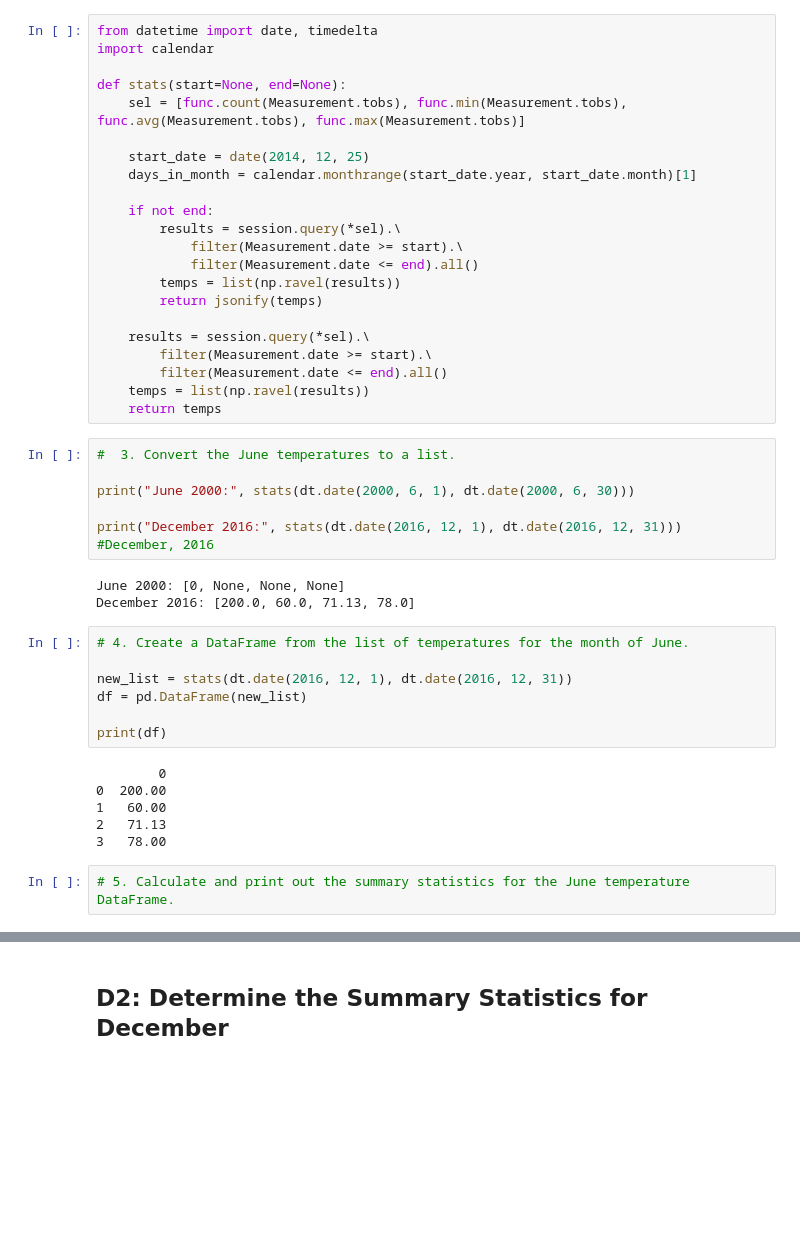
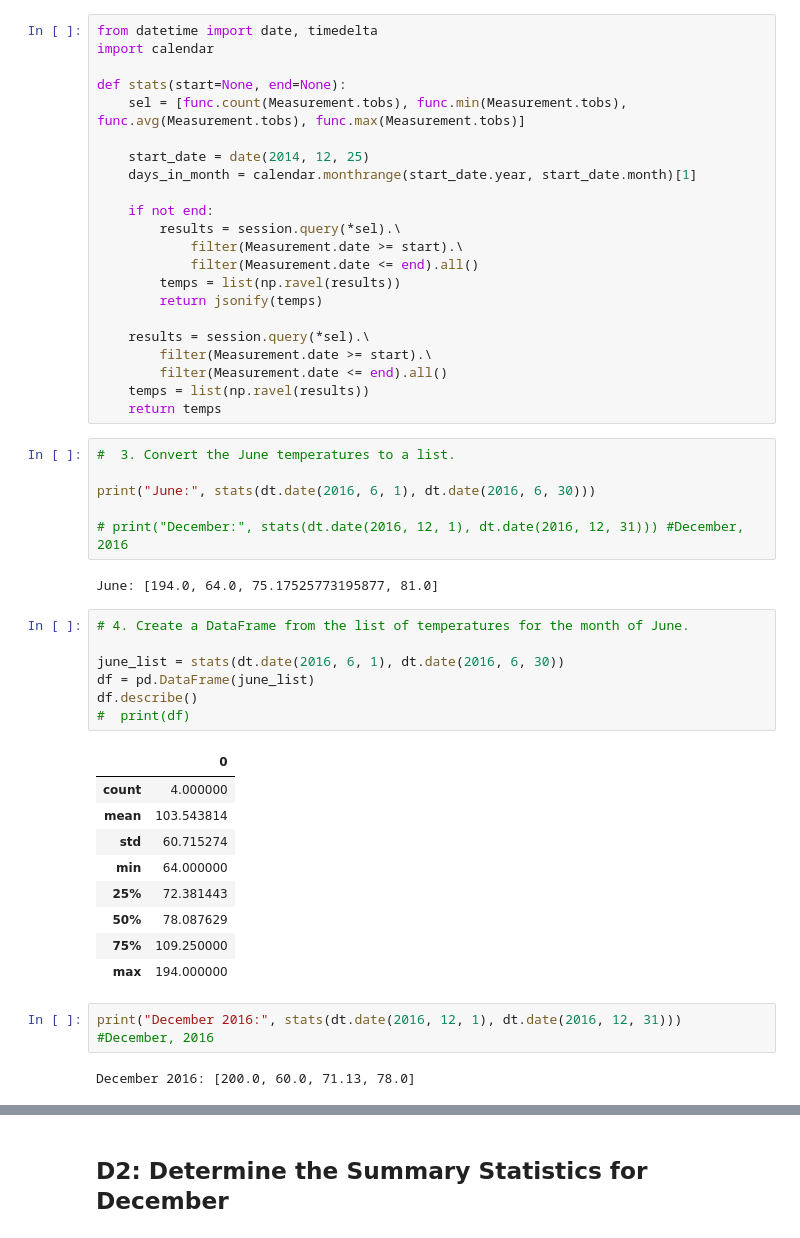
Before and after one commit to cmoconnor17/surfs_up, a Jupyter notebook: challenge_code.ipynb, the cells around one changed output, grey strips where cells are left out. Drawn from its saved outputs; the diff is of its cells as text; blank space fills up the shorter version.

```diff
--- a/challenge_code.ipynb
+++ b/challenge_code.ipynb
@@ -82,24 +82,29 @@ def stats(start=None, end=None):
 # %%
 #  3. Convert the June temperatures to a list.
 
-print("June 2000:", stats(dt.date(2000, 6, 1), dt.date(2000, 6, 30)))
+print("June:", stats(dt.date(2016, 6, 1), dt.date(2016, 6, 30)))
 
-print("December 2016:", stats(dt.date(2016, 12, 1), dt.date(2016, 12, 31))) #December, 2016
+# print("December:", stats(dt.date(2016, 12, 1), dt.date(2016, 12, 31))) #December, 2016
 # %% [output]
-June 2000: [0, None, None, None]
-December 2016: [200.0, 60.0, 71.13, 78.0]
+June: [194.0, 64.0, 75.17525773195877, 81.0]
 # %%
 # 4. Create a DataFrame from the list of temperatures for the month of June.
 
-new_list = stats(dt.date(2016, 12, 1), dt.date(2016, 12, 31))
-df = pd.DataFrame(new_list)
-
-print(df)
+june_list = stats(dt.date(2016, 6, 1), dt.date(2016, 6, 30))
+df = pd.DataFrame(june_list)
+df.describe()
+#  print(df)
 # %% [output]
-        0
-0  200.00
-1   60.00
-2   71.13
-3   78.00
+|  | 0 |
+| count | 4.000000 |
+| mean | 103.543814 |
+| std | 60.715274 |
+| min | 64.000000 |
+| 25% | 72.381443 |
+| 50% | 78.087629 |
+| 75% | 109.250000 |
+| max | 194.000000 |
-# %%
-# 5. Calculate and print out the summary statistics for the June temperature DataFrame.
+# %%
+print("December 2016:", stats(dt.date(2016, 12, 1), dt.date(2016, 12, 31))) #December, 2016
+# %% [output]
+December 2016: [200.0, 60.0, 71.13, 78.0]
```
Also changed, not shown: parts of 3 cells of this notebook, 1 other file.
